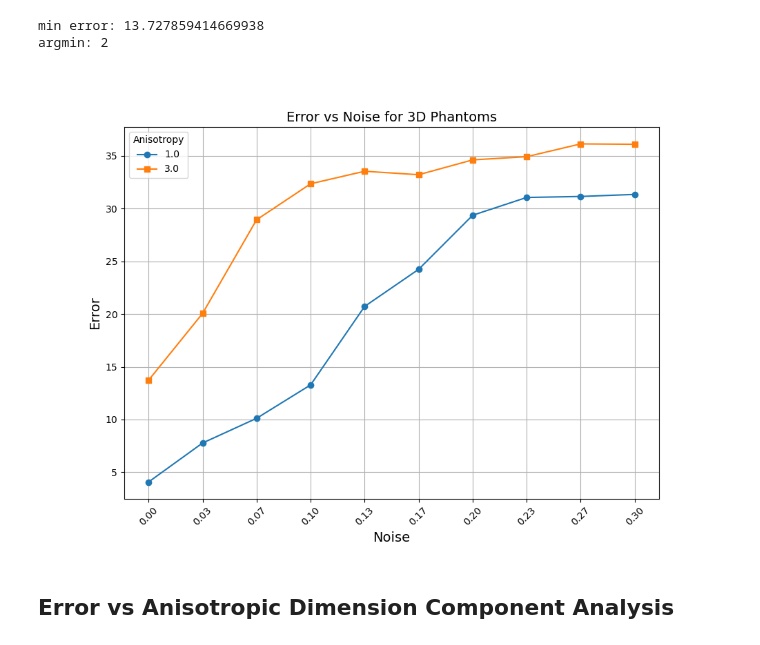
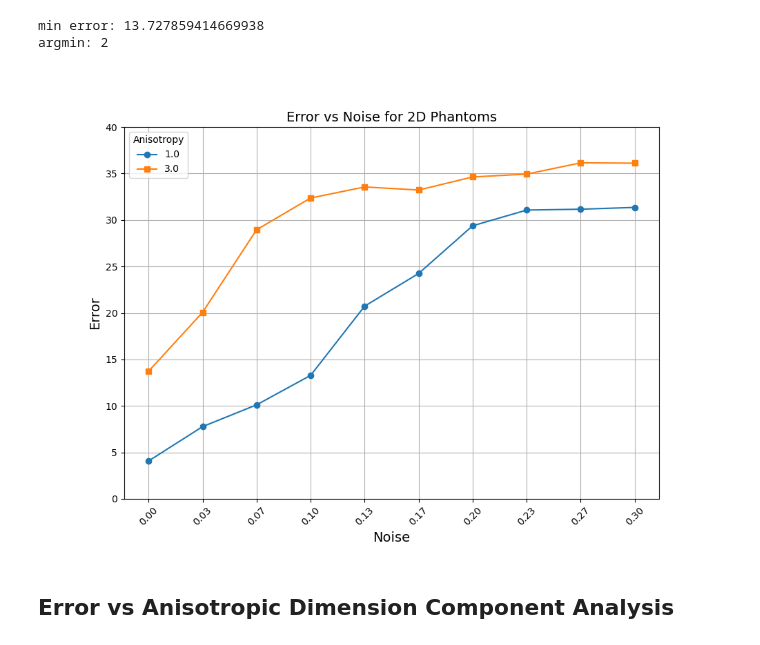
Before and after one commit to BrysonGray/structure_tensor_validation, a Jupyter notebook: notebooks/phantom_analysis_figs.ipynb, the cells around one changed output. Saved outputs shown, nothing was run; the diff lists cells and outputs as text; code cells hidden in the pictures.

```diff
--- a/notebooks/phantom_analysis_figs.ipynb
+++ b/notebooks/phantom_analysis_figs.ipynb
@@ -42,7 +40,7 @@ plt.ioff()
 # %% [markdown]
 ## Variable noise analysis
 # %%
-errors_path = "/home/bgray/bmap/fibermetric/st_validation/sta_2d_var_noise_out"
+errors_path = "/home/brysongray/bmap/fibermetric/st_validation/sta_2d_var_noise_out"
 # errors_path = "/nafs/dtward/bryson/fibermetric/st_validation/sta_2d_out_7-25-24"
 
 errors_files = os.listdir(errors_path)
@@ -129,19 +127,21 @@ AI_3 = filtered_rows.drop(columns=["derivative_sigma", "tensor_sigma", "AI", "pe
 # %%
 plt.figure(figsize=(10,7))
 plt.plot(AI_1.index, AI_1['error'], label='1.0', marker='o')
 plt.plot(AI_3.index, AI_3['error'], label='3.0', marker='s')
 plt.xlabel('Noise')
 plt.ylabel('Error')
-plt.title('Error vs Noise for 3D Phantoms')
+plt.title('Error vs Noise for 2D Phantoms')
 ticklabels = [f"{x:.2f}" for x in AI_1.index]
 ticks = np.array(AI_1.index)
+yticks = np.arange(0,45,5)
+plt.yticks(yticks)
 plt.xticks(ticks, labels=ticklabels, rotation=45)
-legend = plt.legend()
+legend = plt.legend(loc="upper left")
 legend.set_title("Anisotropy")
 plt.grid(True)
 plt.show()
 # %% [output]
-[figure, old version]
+[figure, new version]
 # %% [markdown]
 ## Error vs Anisotropic Dimension Component Analysis
 # %%
```
Also changed, not shown: parts of 25 cells of this notebook, 9 other files.
